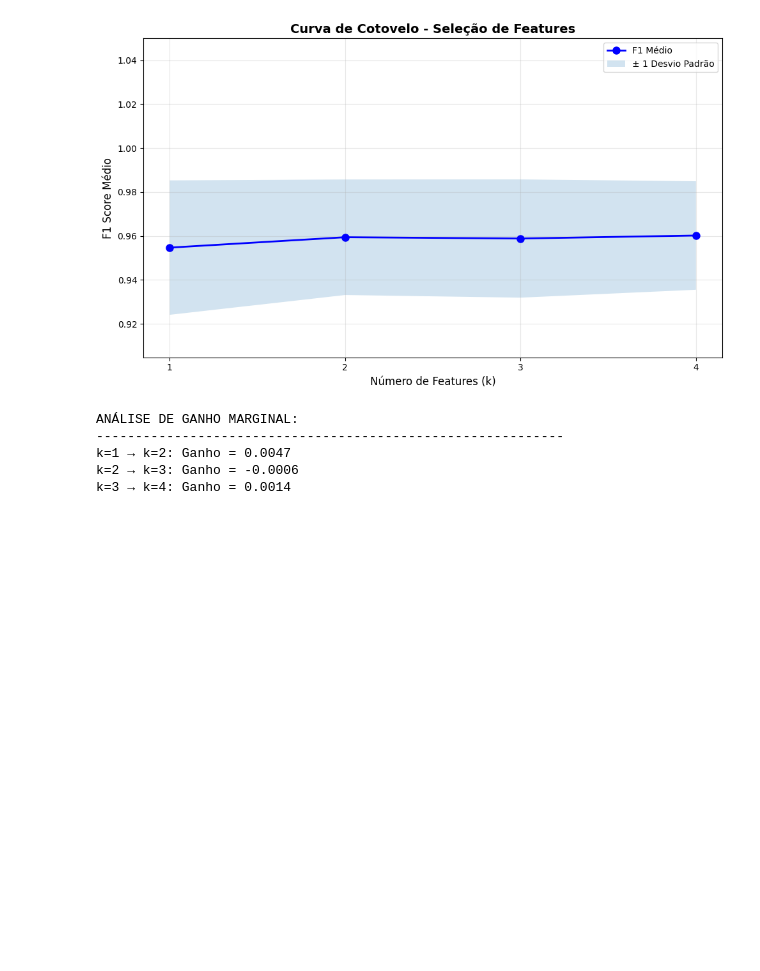
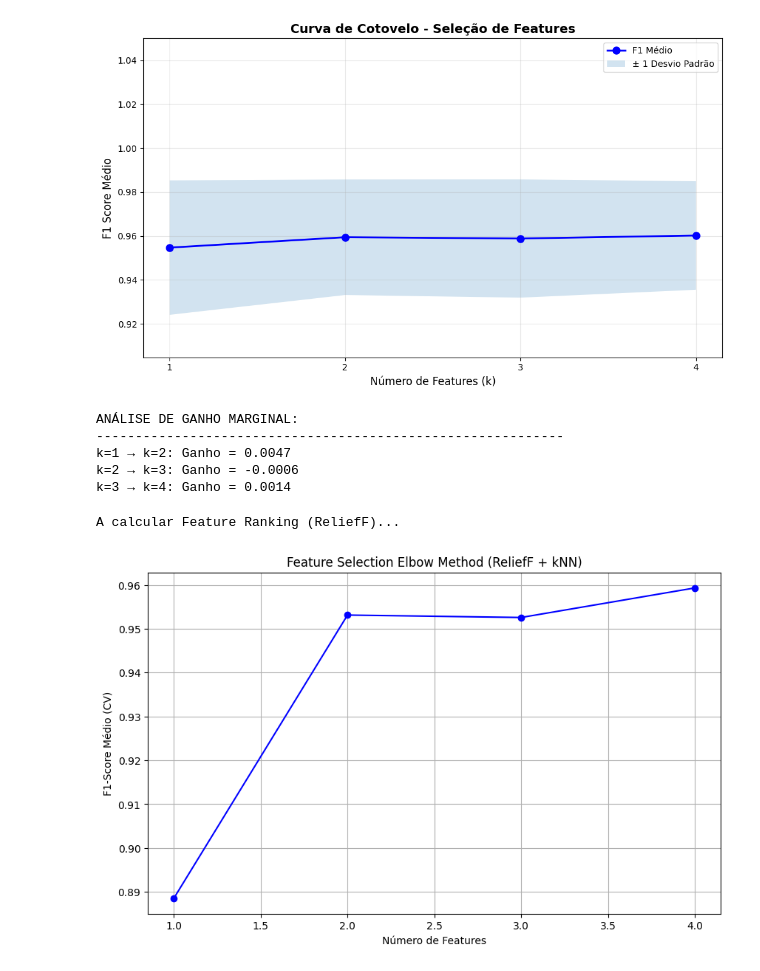
Before and after one commit to andreferraria453/tcdtp1, a Jupyter notebook: exercises/b_ex2.ipynb, the cells around one changed output. Drawn from its saved outputs; the diff is of its cells as text; code cells hidden in the pictures; blank space fills up the shorter version.

```diff
--- a/exercises/b_ex2.ipynb
+++ b/exercises/b_ex2.ipynb
@@ -476,3 +485,49 @@ ANÁLISE DE GANHO MARGINAL:
 k=1 → k=2: Ganho = 0.0047
 k=2 → k=3: Ganho = -0.0006
 k=3 → k=4: Ganho = 0.0014
+# %%
+import numpy as np
+import matplotlib.pyplot as plt
+from sklearn.model_selection import cross_val_score, StratifiedKFold
+from sklearn.neighbors import KNeighborsClassifier
+from skrebate import ReliefF
+
+# --- 1. Calcular o Ranking (Apenas uma vez!) ---
+print("A calcular Feature Ranking (ReliefF)...")
+relief = ReliefF(n_neighbors=100, n_jobs=-1) # n_jobs=-1 usa todos os cores do CPU
+relief.fit(X, y)
+
+# Ordenar índices do maior para o menor (descendente)
+ranking = np.argsort(relief.feature_importances_)[::-1]
+
+# --- 2. Configurar a Validação ---
+cv = StratifiedKFold(n_splits=10, shuffle=True, random_state=42)
+results = []
+
+
+feature_counts = range(1, 5)
+
+
+# --- 3. Ciclo de Teste (Elbow Method) ---
+for k in feature_counts:
+    model = KNeighborsClassifier(n_neighbors=1)
+
+
+    X_subset = X[:, ranking[:k]]
+
+    scores = cross_val_score(model, X_subset, y, cv=cv, scoring='f1_macro')
+    results.append(scores.mean())
+
+
+plt.figure(figsize=(10, 6))
+
+plt.plot(feature_counts, results, marker='o', linestyle='-', color='b')
+
+plt.title('Feature Selection Elbow Method (ReliefF + kNN)')
+plt.xlabel('Número de Features')
+plt.ylabel('F1-Score Médio (CV)')
+plt.grid(True)
+plt.show()
+# %% [output]
+A calcular Feature Ranking (ReliefF)...
+[figure, added]
```
Also changed, not shown: parts of 4 cells of this notebook, 1 other file.
